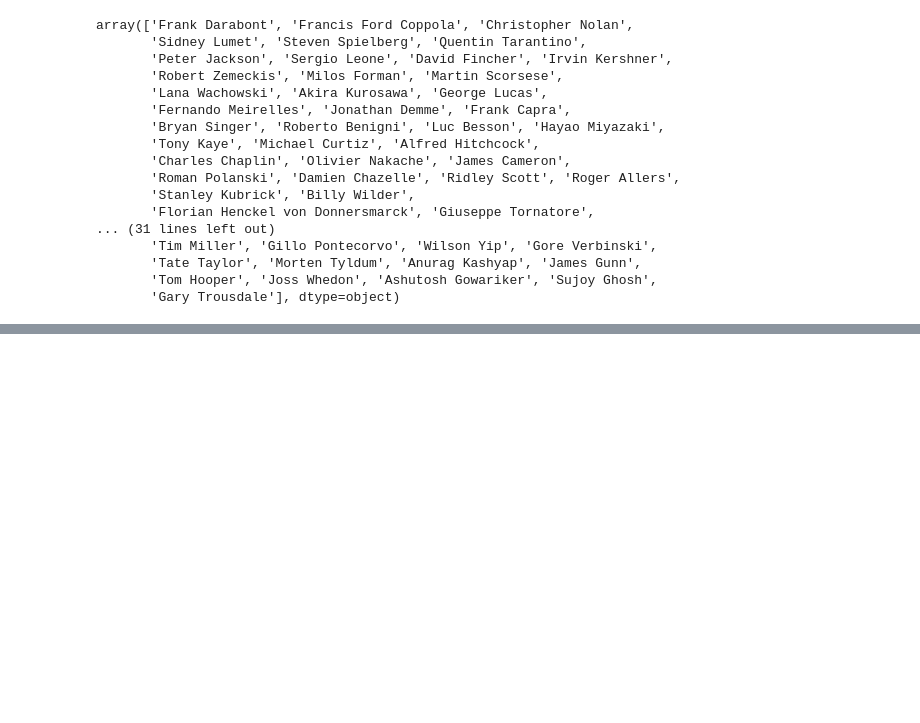
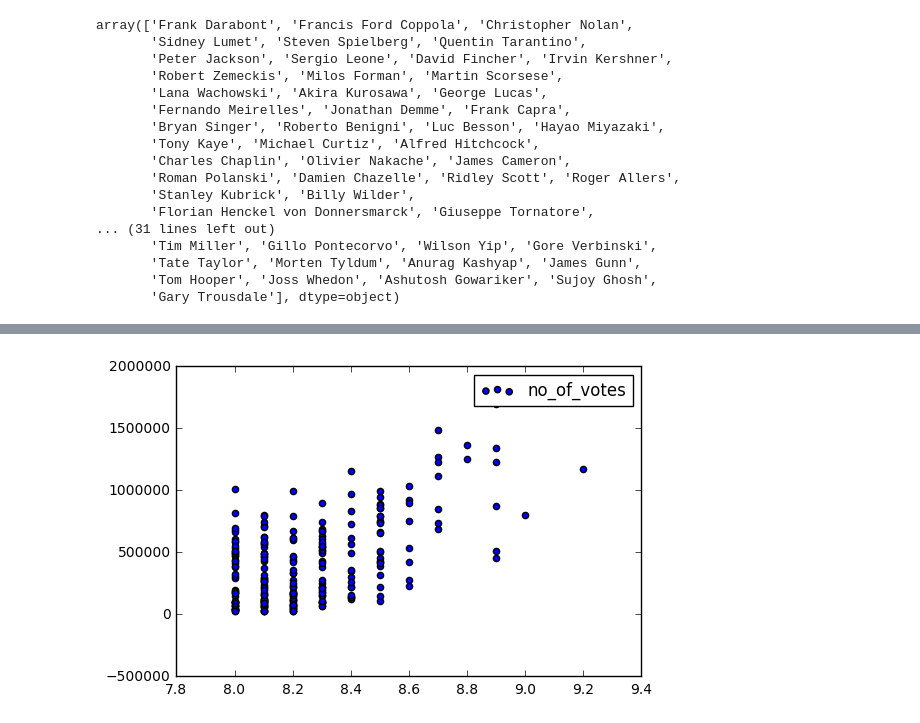
Before and after one commit to kanika19/scraping, a Jupyter notebook: workshop/eda_imdb.ipynb, the cells around one changed output, grey strips where cells are left out. Drawn from its saved outputs; the diff is of its cells as text; code cells hidden in the pictures; blank space fills up the shorter version.

```diff
--- a/workshop/eda_imdb.ipynb
+++ b/workshop/eda_imdb.ipynb
@@ -129,0 +160,8 @@ plt.plot(data.)
+# %%
+year_sort = data.sort_values
+# %%
+plt.scatter(year_sort.rating, year_sort.no_of_votes)
+plt.legend()
+plt.show()
+# %% [output]
+[figure, added]
```
Also changed, not shown: parts of 8 cells of this notebook, 1 other file.
